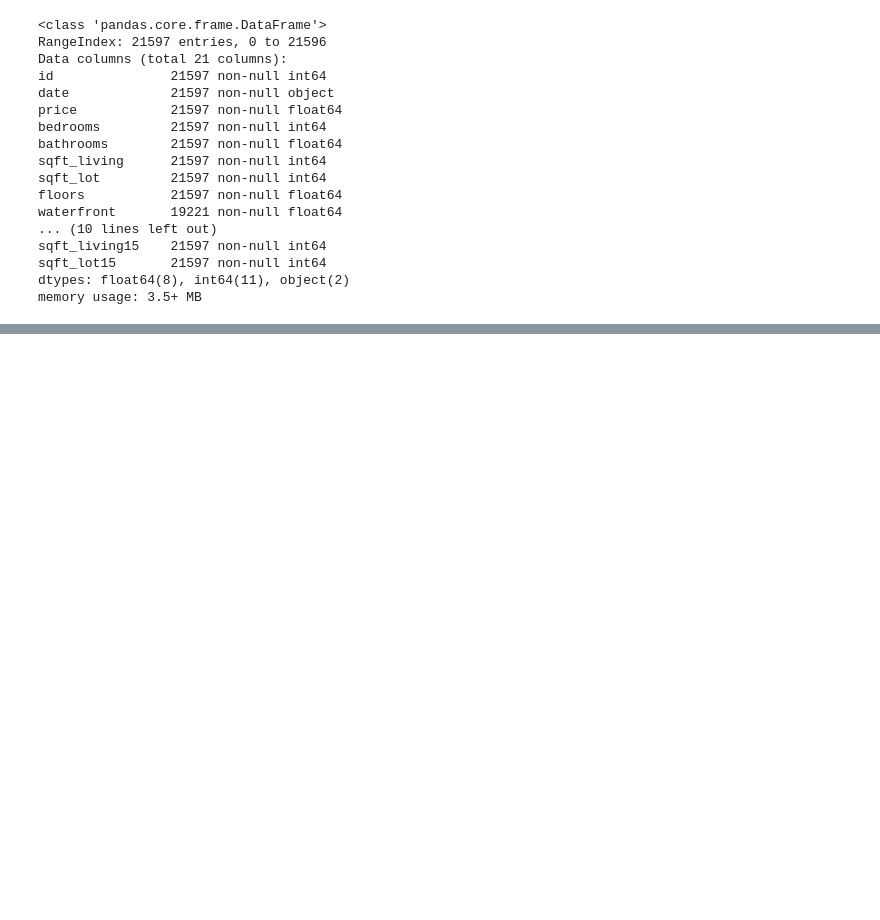
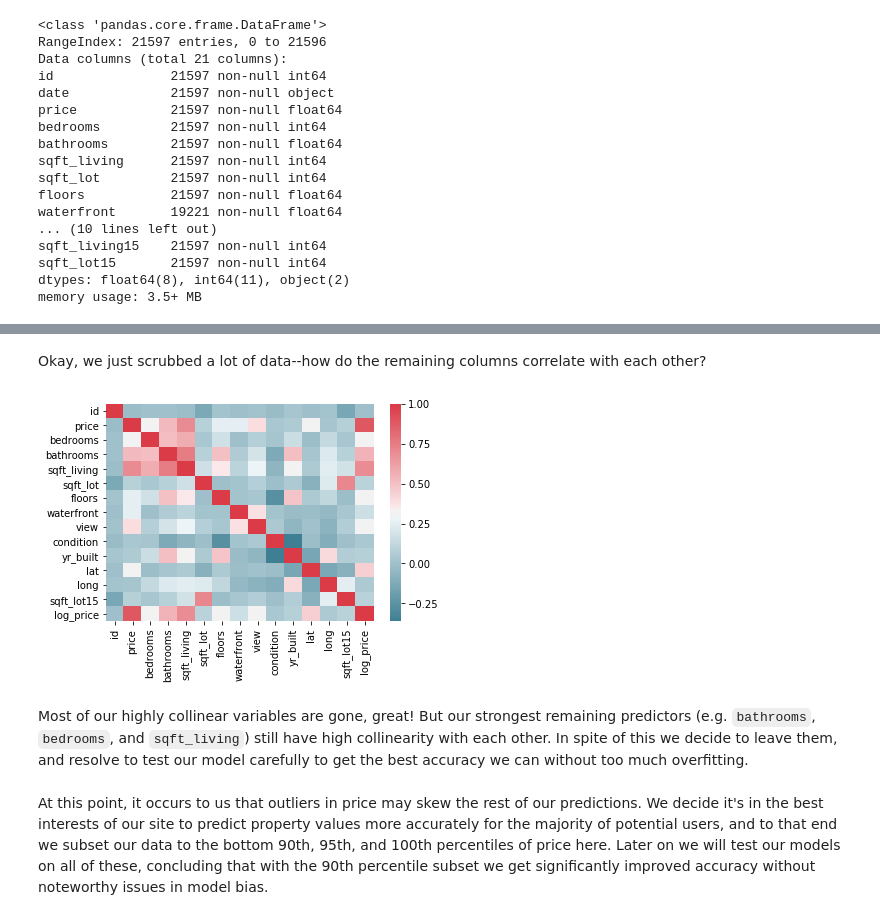
Before and after one commit to AlecMorgan/Housing-Price-Predictor, a Jupyter notebook: student.ipynb, the cells around one changed output, grey strips where cells are left out. Saved outputs shown, nothing was run; the diff lists cells and outputs as text; code cells hidden in the pictures; blank space fills up the shorter version.

```diff
--- a/student.ipynb
+++ b/student.ipynb
@@ -308,0 +173,11 @@ plt.show()
+# %% [markdown]
+Okay, we just scrubbed a lot of data--how do the remaining columns correlate with each other?
+# %%
+color_map = sns.diverging_palette(220, 10, as_cmap=True)
+_ = sns.heatmap(house_data.corr(), cmap=color_map)
+# %% [output]
+[figure, added]
+# %% [markdown]
+Most of our highly collinear variables are gone, great! But our strongest remaining predictors (e.g. `bathrooms`, `bedrooms`, and `sqft_living`) still have high collinearity with each other. In spite of this we decide to leave them, and resolve to test our model carefully to get the best accuracy we can without too much overfitting.
+# %% [markdown]
+At this point, it occurs to us that outliers in price may skew the rest of our predictions. We decide it's in the best interests of our site to predict property values more accurately for the majority of potential users, and to that end we subset our data to the bottom 90th, 95th, and 100th percentiles of price here. Later on we will test our models on all of these, concluding that with the 90th percentile subset we get significantly improved accuracy without noteworthy issues in model bias.
```
Also changed, not shown: parts of 105 cells of this notebook.
